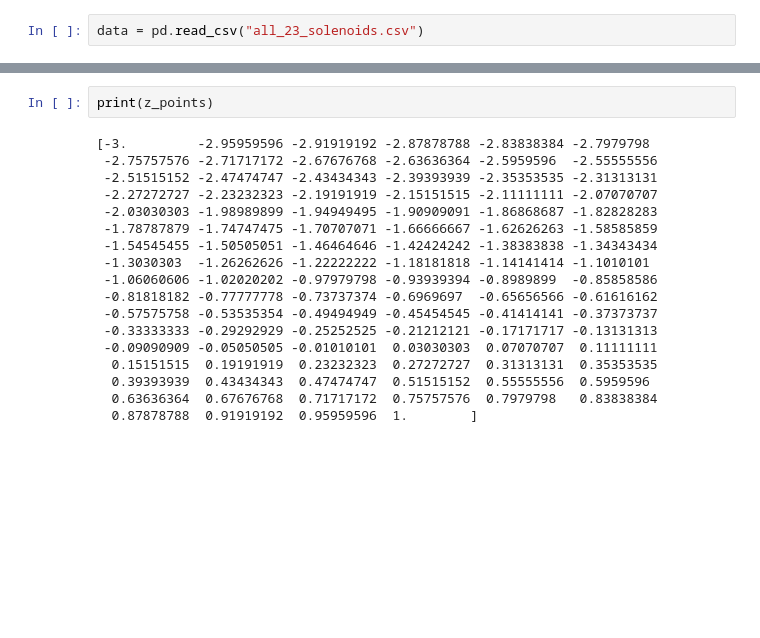
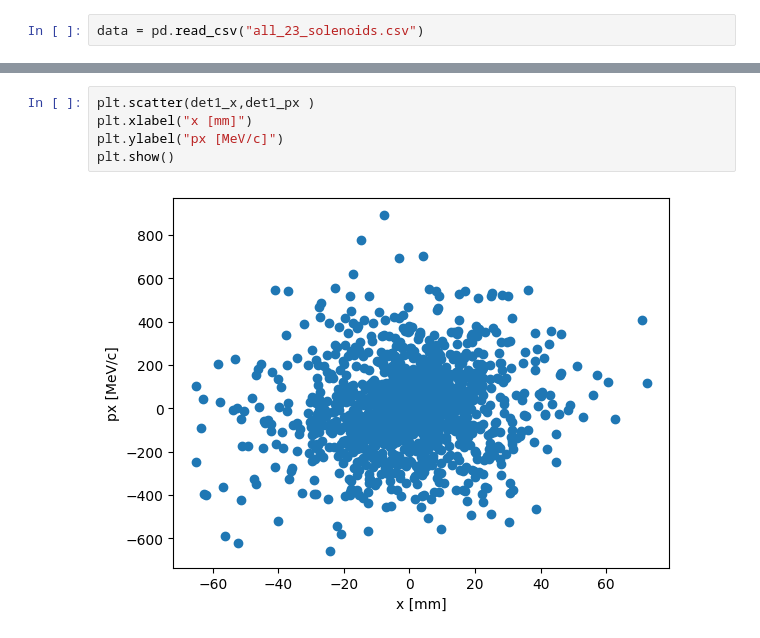
Before and after one commit to prateekraouw/Geant4_new_geo, a Jupyter notebook: build/plot.ipynb, the cells around one changed output, grey strips where cells are left out. Drawn from its saved outputs; the diff is of its cells as text; blank space fills up the shorter version.

```diff
--- a/build/plot.ipynb
+++ b/build/plot.ipynb
@@ -199,20 +172,7 @@ plt.show()
-# %%
-print(z_points)
-# %% [output]
-[-3.         -2.95959596 -2.91919192 -2.87878788 -2.83838384 -2.7979798
- -2.75757576 -2.71717172 -2.67676768 -2.63636364 -2.5959596  -2.55555556
- -2.51515152 -2.47474747 -2.43434343 -2.39393939 -2.35353535 -2.31313131
- -2.27272727 -2.23232323 -2.19191919 -2.15151515 -2.11111111 -2.07070707
- -2.03030303 -1.98989899 -1.94949495 -1.90909091 -1.86868687 -1.82828283
- -1.78787879 -1.74747475 -1.70707071 -1.66666667 -1.62626263 -1.58585859
- -1.54545455 -1.50505051 -1.46464646 -1.42424242 -1.38383838 -1.34343434
- -1.3030303  -1.26262626 -1.22222222 -1.18181818 -1.14141414 -1.1010101
- -1.06060606 -1.02020202 -0.97979798 -0.93939394 -0.8989899  -0.85858586
- -0.81818182 -0.77777778 -0.73737374 -0.6969697  -0.65656566 -0.61616162
- -0.57575758 -0.53535354 -0.49494949 -0.45454545 -0.41414141 -0.37373737
- -0.33333333 -0.29292929 -0.25252525 -0.21212121 -0.17171717 -0.13131313
- -0.09090909 -0.05050505 -0.01010101  0.03030303  0.07070707  0.11111111
-  0.15151515  0.19191919  0.23232323  0.27272727  0.31313131  0.35353535
-  0.39393939  0.43434343  0.47474747  0.51515152  0.55555556  0.5959596
-  0.63636364  0.67676768  0.71717172  0.75757576  0.7979798   0.83838384
-  0.87878788  0.91919192  0.95959596  1.        ]
+# %%
+plt.scatter(det1_x,det1_px )
+plt.xlabel("x [mm]")
+plt.ylabel("px [MeV/c]")
+plt.show()
+# %% [output]
+[figure, added]
```
Also changed, not shown: parts of 16 cells of this notebook, 23 other files.
